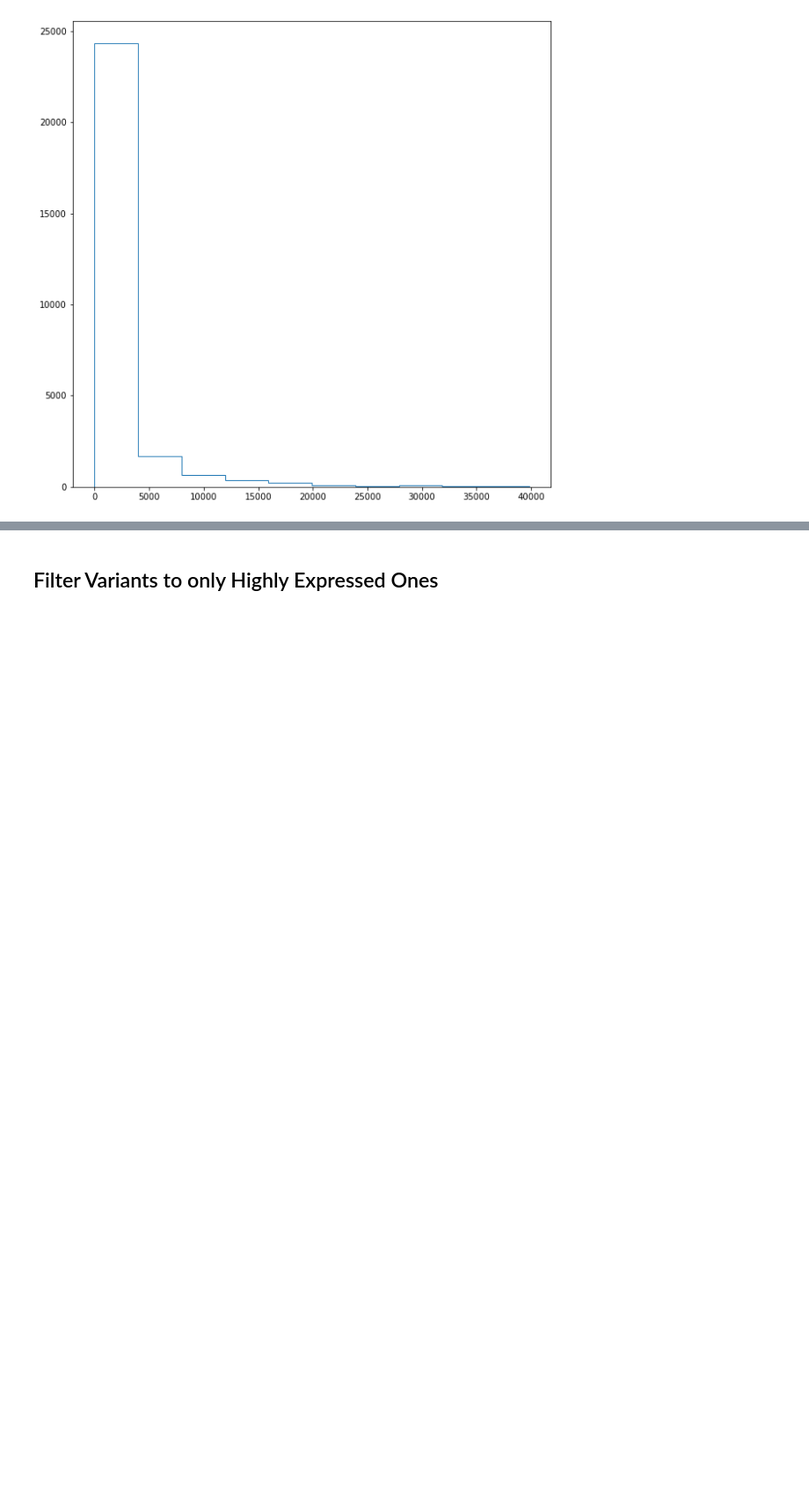
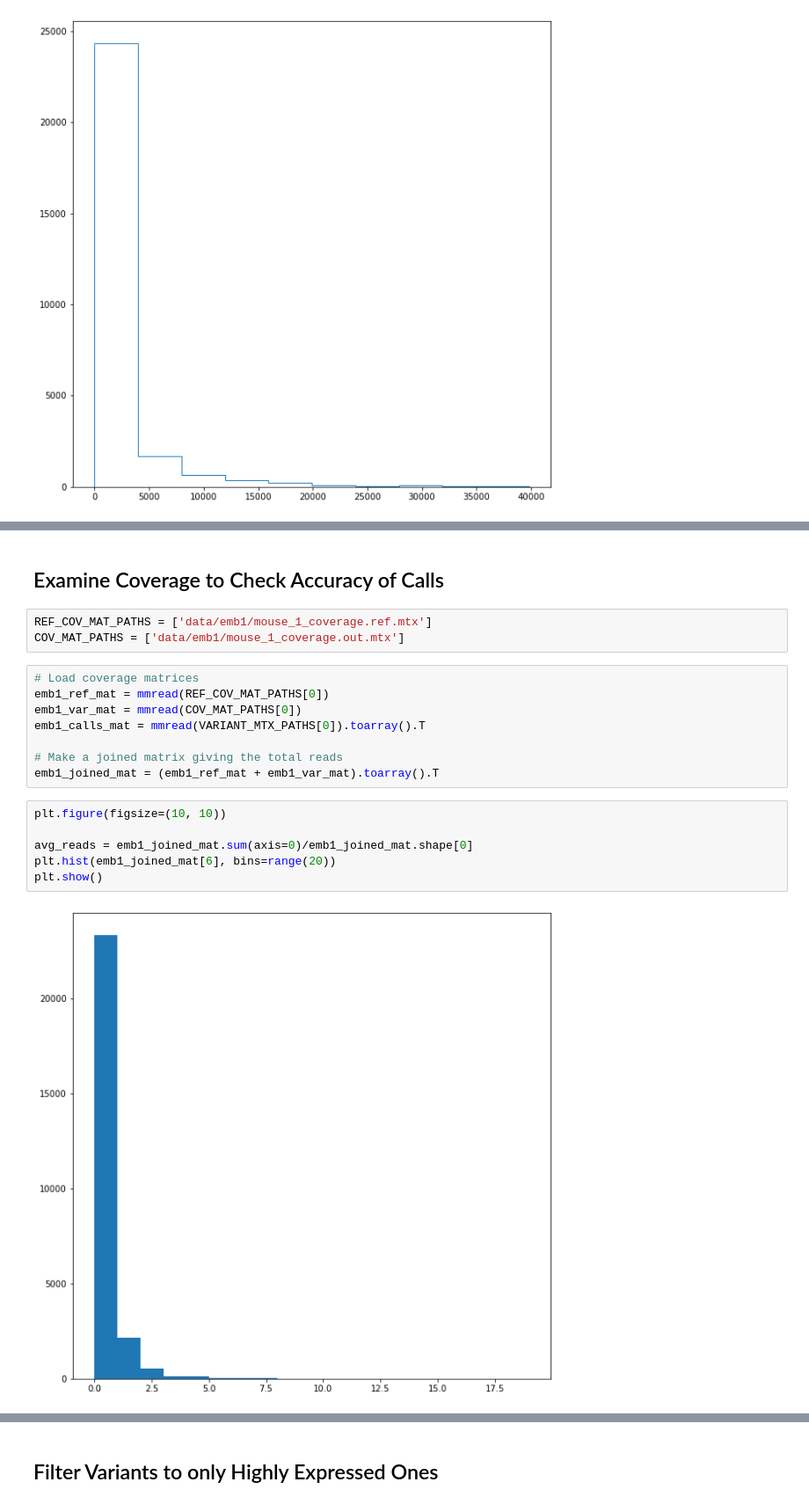
Before and after one commit to bkiyota/SNPBarcodingSimulator, a Jupyter notebook: cluster_embryos_mouse.ipynb, the cells around one changed output, grey strips where cells are left out. Shown: that part at 88% size. Cells and saved outputs as stored; diff of their text form; blank space fills up the shorter version.

Commit message:
Now reading numbers of variant and ref reads.

```diff
--- a/cluster_embryos_mouse.ipynb
+++ b/cluster_embryos_mouse.ipynb
@@ -94,0 +157,21 @@ plt.hist(variant_sums, histtype='step')
+# %% [markdown]
+## Examine Coverage to Check Accuracy of Calls
+# %%
+REF_COV_MAT_PATHS = ['data/emb1/mouse_1_coverage.ref.mtx']
+COV_MAT_PATHS = ['data/emb1/mouse_1_coverage.out.mtx']
+# %%
+# Load coverage matrices
+emb1_ref_mat = mmread(REF_COV_MAT_PATHS[0])
+emb1_var_mat = mmread(COV_MAT_PATHS[0])
+emb1_calls_mat = mmread(VARIANT_MTX_PATHS[0]).toarray().T
+
+# Make a joined matrix giving the total reads
+emb1_joined_mat = (emb1_ref_mat + emb1_var_mat).toarray().T
+# %%
+plt.figure(figsize=(10, 10))
+
+avg_reads = emb1_joined_mat.sum(axis=0)/emb1_joined_mat.shape[0]
+plt.hist(emb1_joined_mat[6], bins=range(20))
+plt.show()
+# %% [output]
+[figure, added]
```
Also changed, not shown: parts of 17 cells of this notebook.
